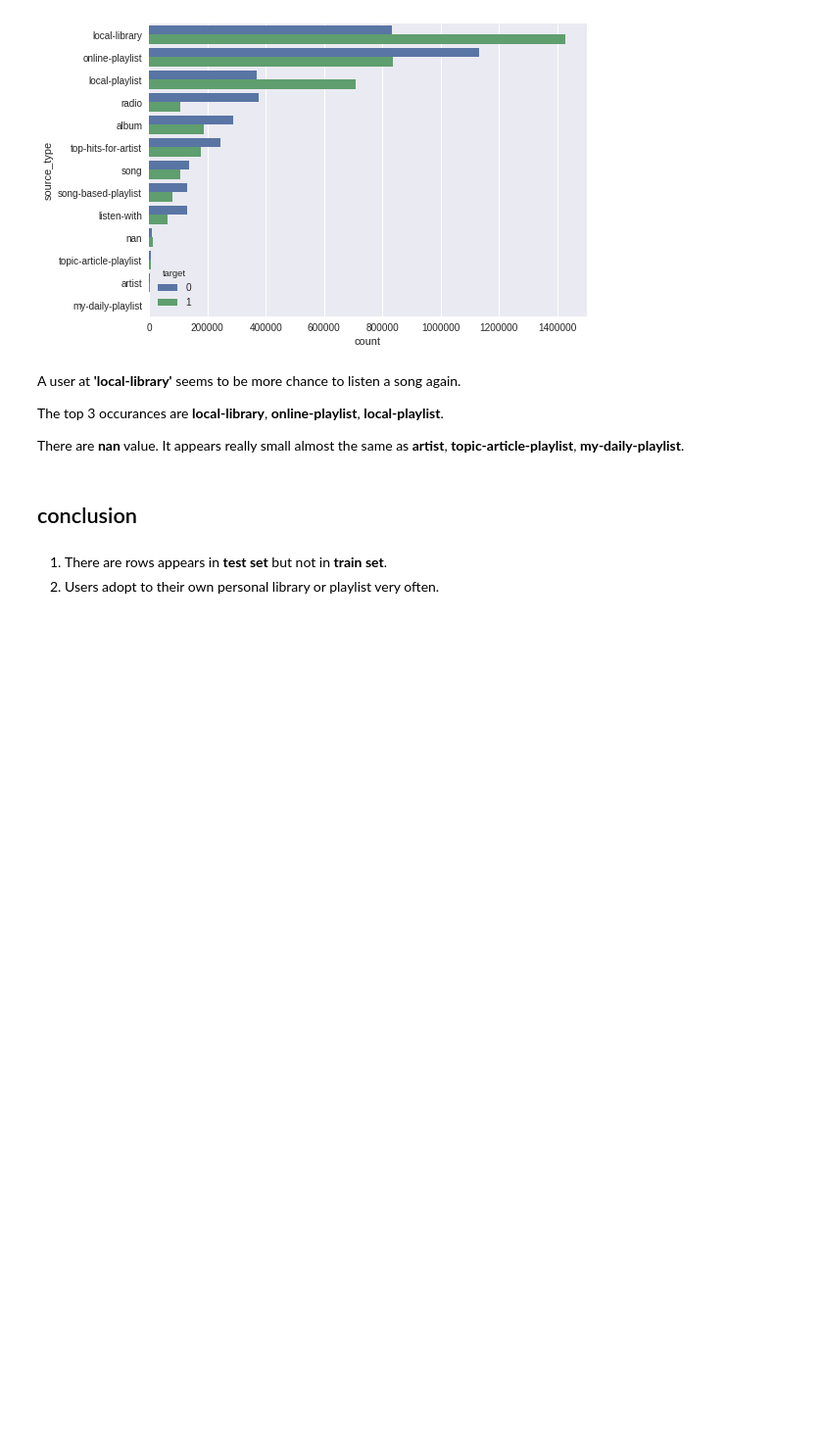
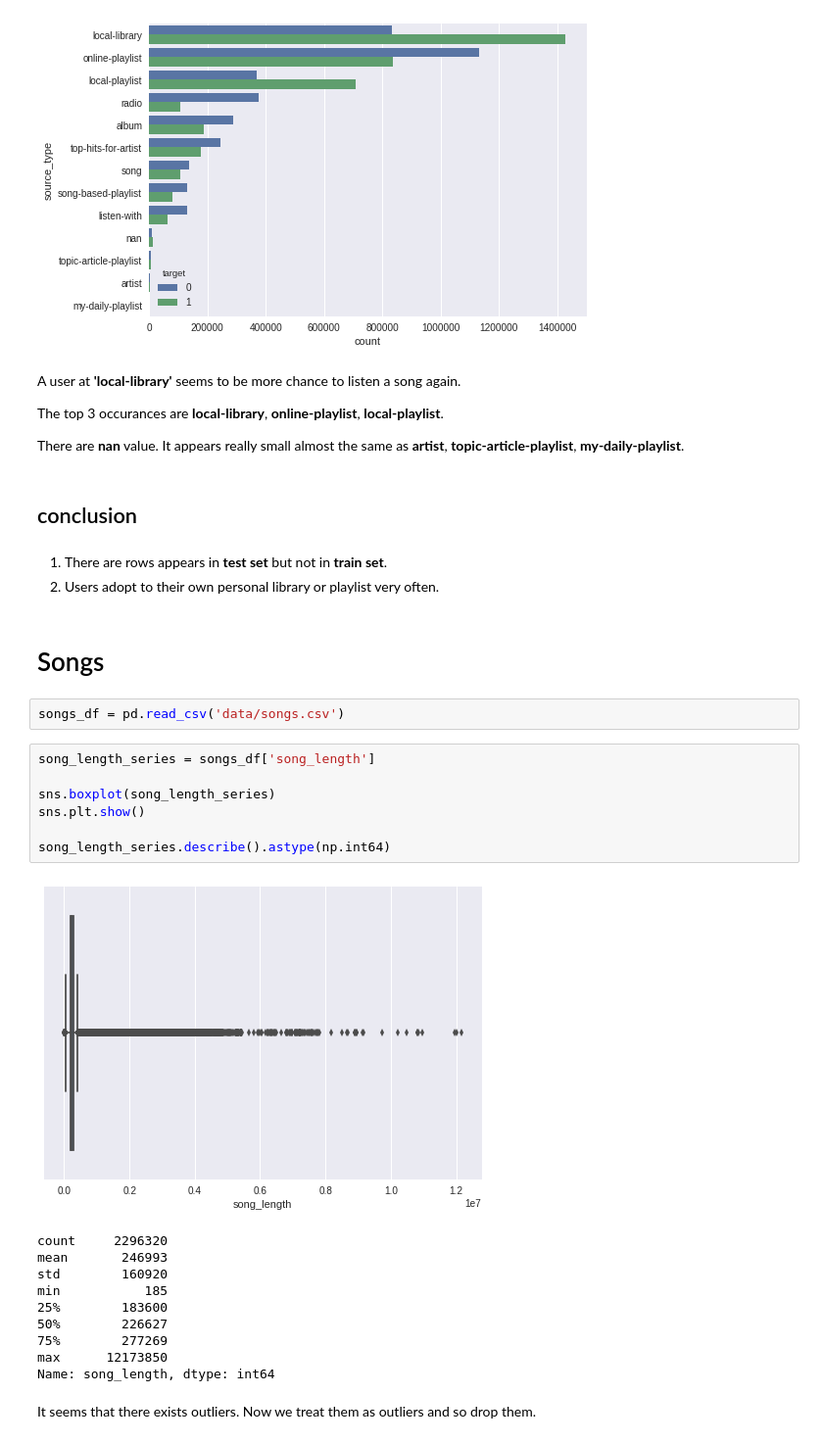
Before and after one commit to dsmilab/WSDM2018-KKBox-MRC, a Jupyter notebook: exploration.ipynb, the cells around one changed output. Shown: that part at 98% size. Saved outputs shown, nothing was run; the diff lists cells and outputs as text; blank space fills up the shorter version.

Commit message:
"song_length" has outliers.

```diff
--- a/exploration.ipynb
+++ b/exploration.ipynb
@@ -208,3 +208,29 @@ There are **nan** value. It appears really small almost the same as **artist**,
 # %% [markdown]
 1. There are rows appears in **test set** but not in **train set**.
 2. Users adopt to their own personal library or playlist very often.
+# %% [markdown]
+<a id='chapter_song'></a>
+# Songs
+# %%
+songs_df = pd.read_csv('data/songs.csv')
+# %%
+song_length_series = songs_df['song_length']
+
+sns.boxplot(song_length_series)
+sns.plt.show()
+
+song_length_series.describe().astype(np.int64)
+# %% [output]
+[figure, added]
+count     2296320
+mean       246993
+std        160920
+min           185
+25%        183600
+50%        226627
+75%        277269
+max      12173850
+Name: song_length, dtype: int64
+# %% [markdown]
+It seems that there exists outliers.
+Now we treat them as outliers and so drop them.
```
Also changed, not shown: parts of 2 cells of this notebook.
